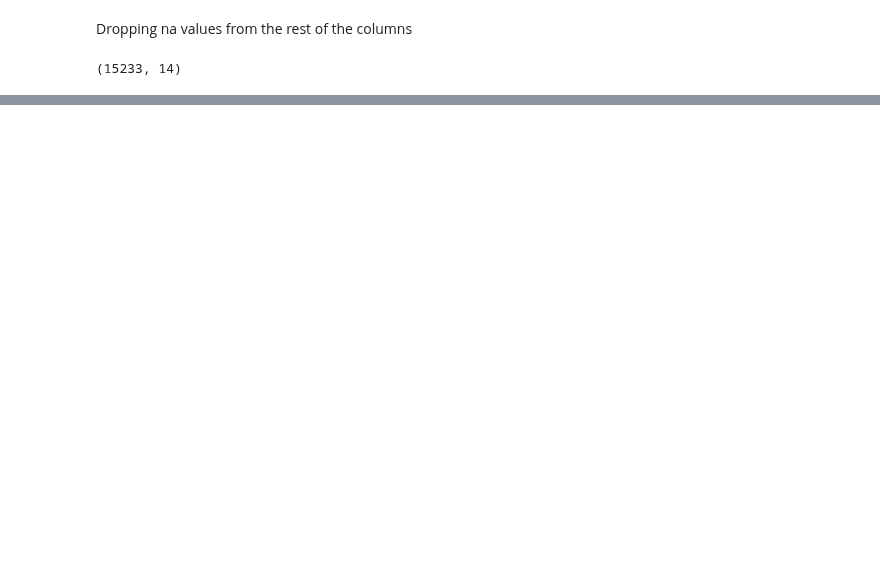
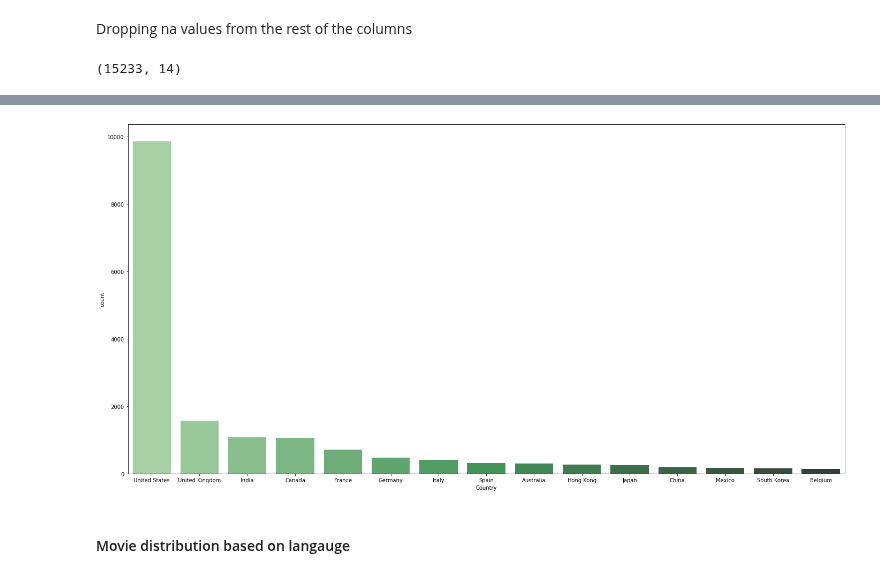
Before and after one commit to Hiteshhegde/Recommendation_System, a Jupyter notebook: Movie_recom_sys_data_process&analysis.ipynb, the cells around one changed output, grey strips where cells are left out. Saved outputs shown, nothing was run; the diff lists cells and outputs as text; code cells hidden in the pictures; blank space fills up the shorter version.

```diff
--- a/Movie_recom_sys_data_process&analysis.ipynb
+++ b/Movie_recom_sys_data_process&analysis.ipynb
@@ -153,0 +191,9 @@ plt.show()
+# %%
+plt.figure(figsize=(24,12))
+sns.countplot(x="Country", data= final_df, palette="Greens_d",
+              order=final_df.Country.value_counts().iloc[:15].index)
+plt.show()
+# %% [output]
+[figure, added]
+# %% [markdown]
+#### Movie distribution based on langauge
```
Also changed, not shown: parts of 24 cells of this notebook.
